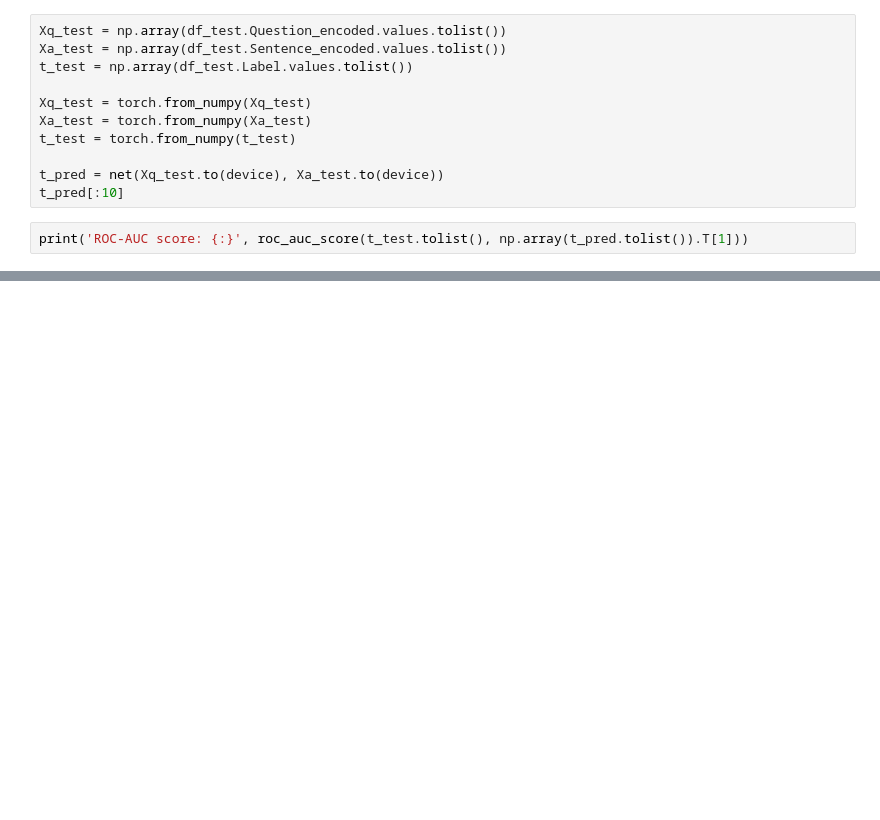
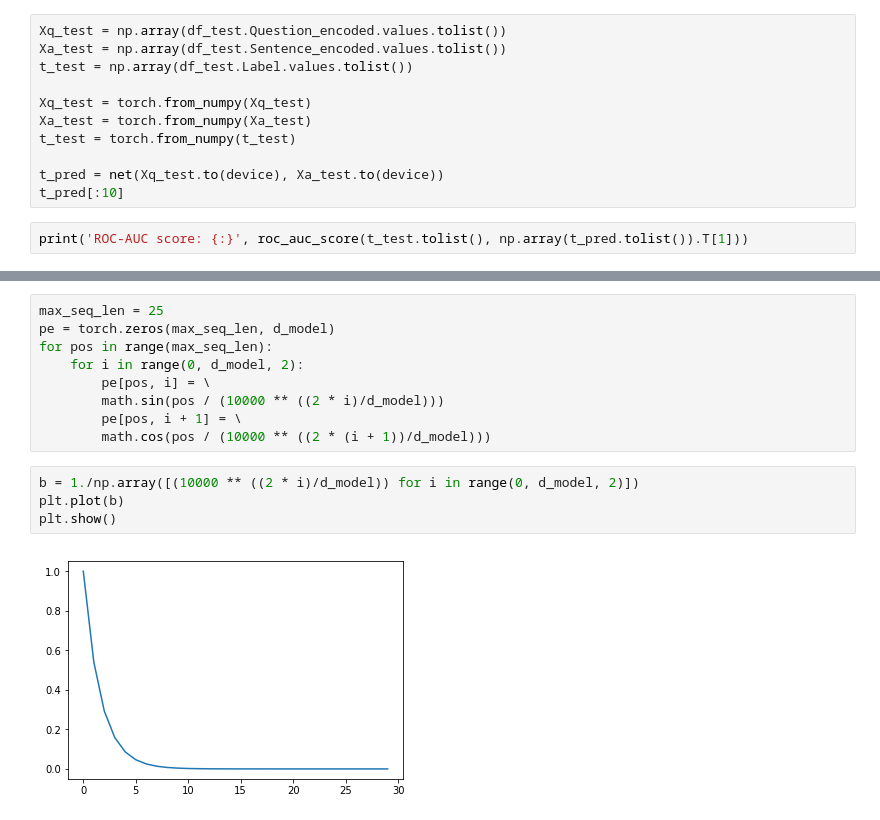
Before and after one commit to ivanpastukhov/nn4nqa, a Jupyter notebook: Untitled1.ipynb, the cells around one changed output, grey strips where cells are left out. Drawn from its saved outputs; the diff is of its cells as text; blank space fills up the shorter version.

```diff
--- a/Untitled1.ipynb
+++ b/Untitled1.ipynb
@@ -98,0 +166,15 @@ print('ROC-AUC score: {:}', roc_auc_score(t_test.tolist(), np.array(t_pred.tolis
+# %%
+max_seq_len = 25
+pe = torch.zeros(max_seq_len, d_model)
+for pos in range(max_seq_len):
+    for i in range(0, d_model, 2):
+        pe[pos, i] = \
+        math.sin(pos / (10000 ** ((2 * i)/d_model)))
+        pe[pos, i + 1] = \
+        math.cos(pos / (10000 ** ((2 * (i + 1))/d_model)))
+# %%
+b = 1./np.array([(10000 ** ((2 * i)/d_model)) for i in range(0, d_model, 2)])
+plt.plot(b)
+plt.show()
+# %% [output]
+[figure, added]
```
Also changed, not shown: parts of 10 cells of this notebook, 2 other files.
